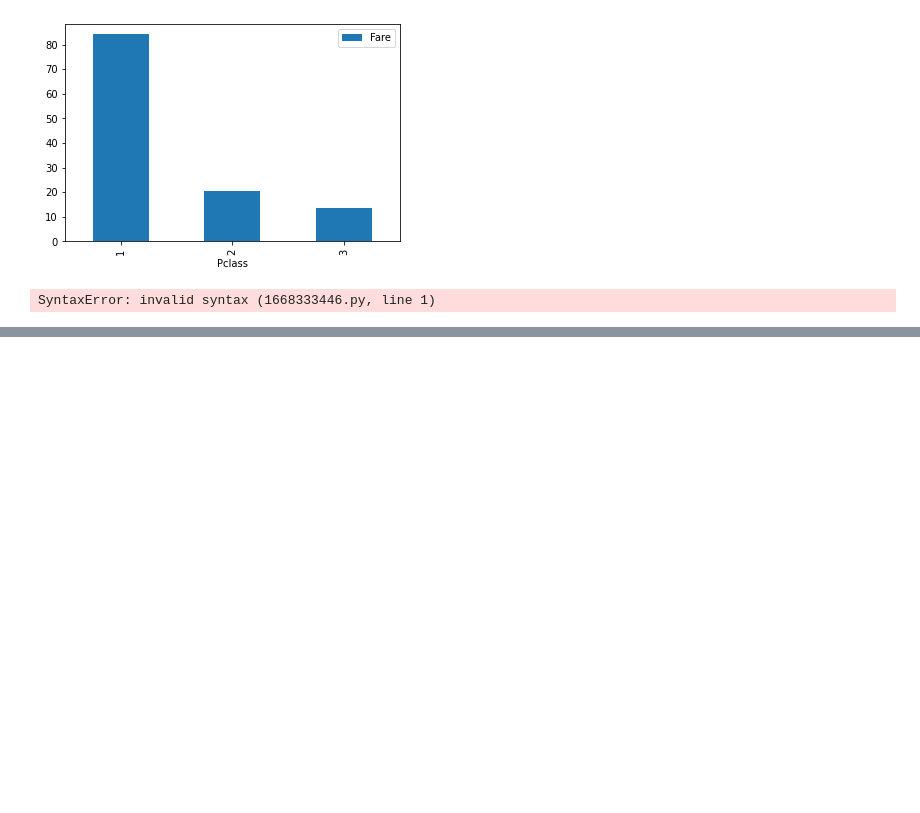
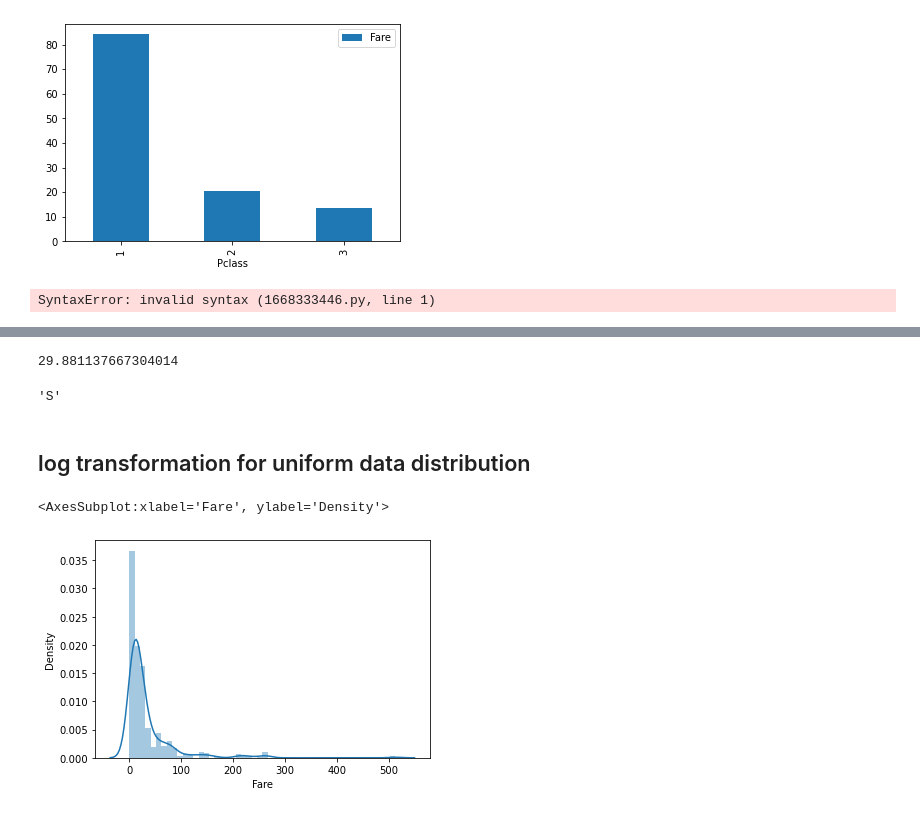
Before and after one commit to Aishwaryakarthik/Kaggle-Titanic-Dataset, a Jupyter notebook: titanicdataset.ipynb, the cells around one changed output, grey strips where cells are left out. Saved outputs shown, nothing was run; the diff lists cells and outputs as text; code cells hidden in the pictures; blank space fills up the shorter version.

```diff
--- a/titanicdataset.ipynb
+++ b/titanicdataset.ipynb
@@ -128,0 +131,6 @@ SyntaxError: invalid syntax (1668333446.py, line 1)
+# %%
+train_len = len(train)
+## combine two dataframes
+df = pd.concat([train, test], axis=0)
+df = df.reset_index()
+df.head()
@@ -128,0 +175,25 @@ SyntaxError: invalid syntax (1668333446.py, line 1)
+# %%
+# drop the column
+df = df.drop(columns=['Cabin'], axis=1)
+# %%
+df['Age'].mean()
+# %% [output]
+29.881137667304014
+# %%
+## fill missing values using mean of the numerical column
+df['Age'] = df['Age'].fillna(df['Age'].mean())
+df['Fare'] = df['Fare'].fillna(df['Fare'].mean())
+# %%
+df['Embarked'].mode()[0]
+# %% [output]
+'S'
+# %%
+## fill missing values using mean of the categorical column
+df['Embarked'] = df['Embarked'].fillna(df['Embarked'].mode()[0])
+# %% [markdown]
+## log transformation for uniform data distribution
+# %%
+sns.distplot(df['Fare'])
+# %% [output]
+<AxesSubplot:xlabel='Fare', ylabel='Density'>
+[figure, added]
```
Also changed, not shown: parts of 8 cells of this notebook.
